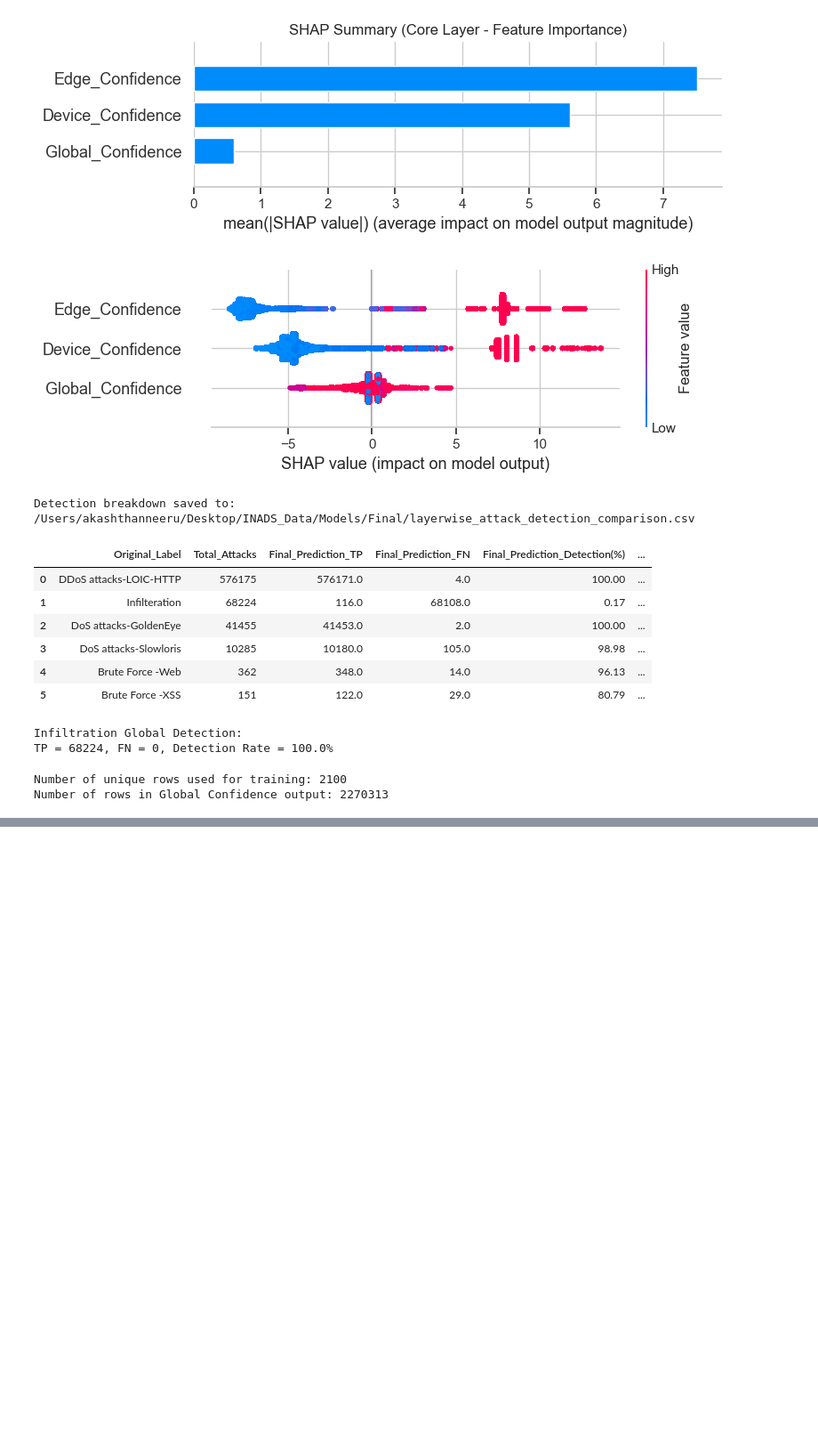
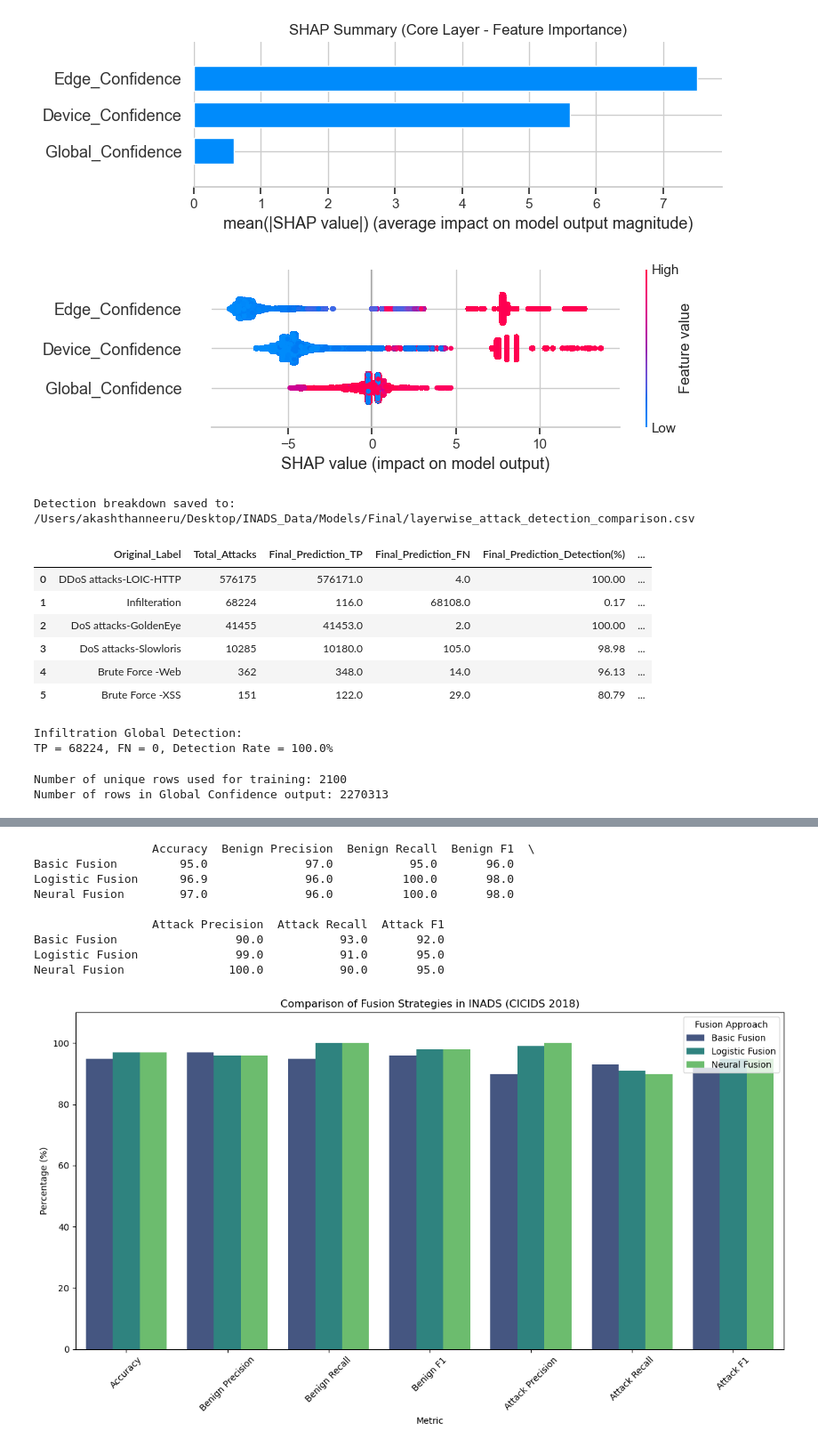
Before and after one commit to Vardhan-225/INADS, a Jupyter notebook: Notebooks/Revised Approach/Core_Layer.ipynb, the cells around one changed output, grey strips where cells are left out. Shown at 89% size. Drawn from its saved outputs; the diff is of its cells as text; code cells hidden in the pictures; blank space fills up the shorter version.

```diff
--- a/Notebooks/Revised Approach/Core_Layer.ipynb
+++ b/Notebooks/Revised Approach/Core_Layer.ipynb
@@ -1657,0 +2439,71 @@ Number of rows in Global Confidence output: 2270313
+# %%
+import matplotlib.pyplot as plt
+import numpy as np
+import pandas as pd
+import seaborn as sns
+
+# Data from our fusion experiments (values as percentages)
+# These values are based on your reported metrics:
+fusion_metrics = {
+    "Basic Fusion": {
+        "Accuracy": 95.0,
+        "Benign Precision": 97.0,
+        "Benign Recall": 95.0,
+        "Benign F1": 96.0,
+        "Attack Precision": 90.0,
+        "Attack Recall": 93.0,
+        "Attack F1": 92.0
+    },
+    "Logistic Fusion": {
+        "Accuracy": 96.9,
+        "Benign Precision": 96.0,
+        "Benign Recall": 100.0,
+        "Benign F1": 98.0,
+        "Attack Precision": 99.0,
+        "Attack Recall": 91.0,
+        "Attack F1": 95.0
+    },
+    "Neural Fusion": {
+        "Accuracy": 97.0,
+        "Benign Precision": 96.0,
+        "Benign Recall": 100.0,
+        "Benign F1": 98.0,
+        "Attack Precision": 100.0,
+        "Attack Recall": 90.0,
+        "Attack F1": 95.0
+    }
+}
+
+# Convert the dictionary to a DataFrame for easy plotting.
+metrics_df = pd.DataFrame(fusion_metrics).T  # transpose to have models as rows
+metrics_df = metrics_df[['Accuracy', 'Benign Precision', 'Benign Recall', 'Benign F1',
+                         'Attack Precision', 'Attack Recall', 'Attack F1']]
+print(metrics_df)
+
+# Prepare data for grouped bar plot.
+metrics_df = metrics_df.reset_index().rename(columns={'index': 'Fusion Model'})
+melted_df = pd.melt(metrics_df, id_vars=['Fusion Model'],
+                    value_vars=metrics_df.columns[1:],
+                    var_name='Metric', value_name='Value')
+
+# Create a grouped bar chart
+plt.figure(figsize=(12, 7))
+sns.barplot(data=melted_df, x='Metric', y='Value', hue='Fusion Model', palette='viridis')
+plt.title("Comparison of Fusion Strategies in INADS (CICIDS 2018)")
+plt.ylabel("Percentage (%)")
+plt.ylim(0, 110)
+plt.xticks(rotation=45)
+plt.legend(title="Fusion Approach", loc='upper right')
+plt.tight_layout()
+plt.show()
+# %% [output]
+                 Accuracy  Benign Precision  Benign Recall  Benign F1  \
+Basic Fusion         95.0              97.0           95.0       96.0
+Logistic Fusion      96.9              96.0          100.0       98.0
+Neural Fusion        97.0              96.0          100.0       98.0
+
+                 Attack Precision  Attack Recall  Attack F1
+Basic Fusion                 90.0           93.0       92.0
+Logistic Fusion              99.0           91.0       95.0
+Neural Fusion               100.0           90.0       95.0
+[figure, added]
```
Also changed, not shown: parts of 3 cells of this notebook, 9 other files.
